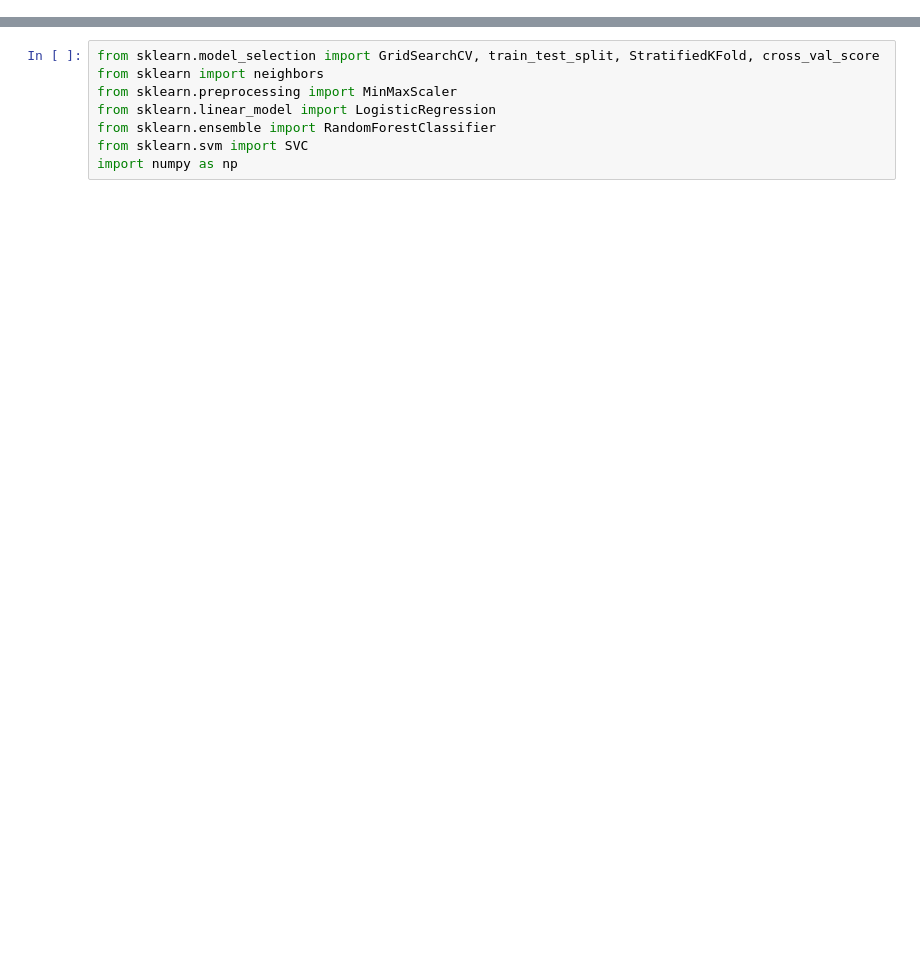
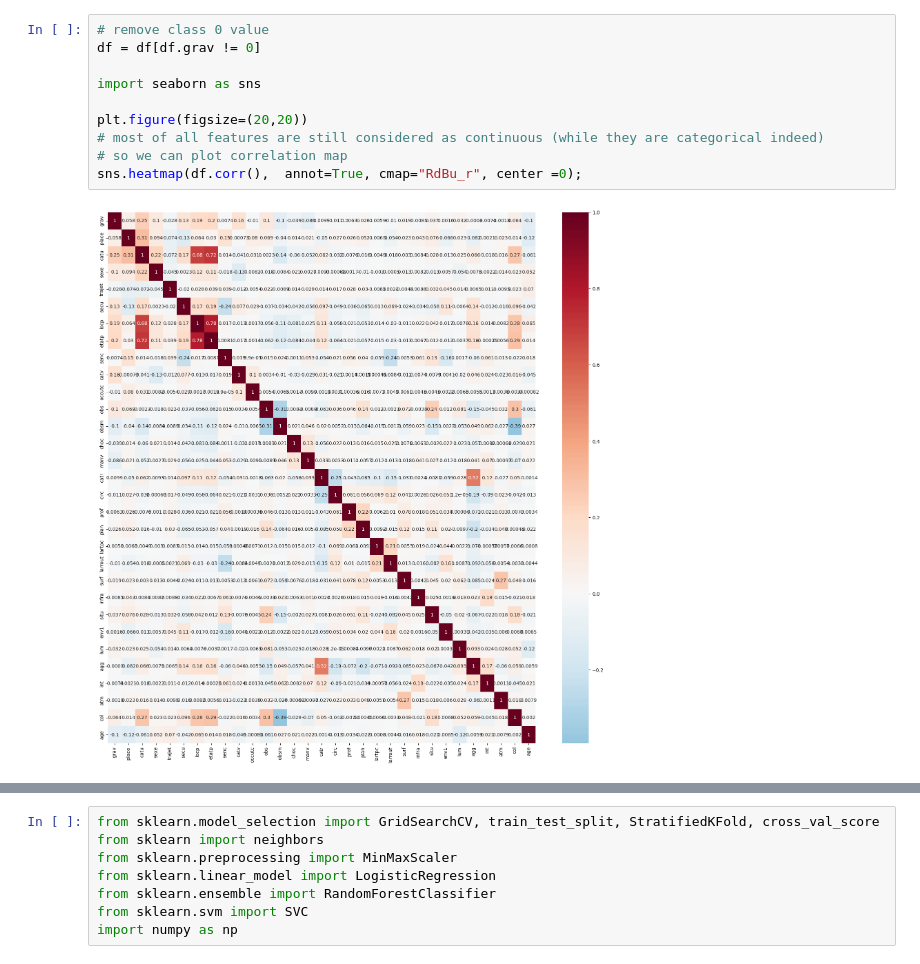
Before and after one commit to shchepos/DS-project---Road-accidents-in-France, a Jupyter notebook: classification.ipynb, the cells around one changed output, grey strips where cells are left out. Saved outputs shown, nothing was run; the diff lists cells and outputs as text; blank space fills up the shorter version.

```diff
--- a/classification.ipynb
+++ b/classification.ipynb
@@ -99,0 +45,12 @@ plt.show()
+# %%
+# remove class 0 value
+df = df[df.grav != 0]
+
+import seaborn as sns
+
+plt.figure(figsize=(20,20))
+# most of all features are still considered as continuous (while they are categorical indeed)
+# so we can plot correlation map
+sns.heatmap(df.corr(),  annot=True, cmap="RdBu_r", center =0);
+# %% [output]
+[figure, added]
```
Also changed, not shown: parts of 48 cells of this notebook.
